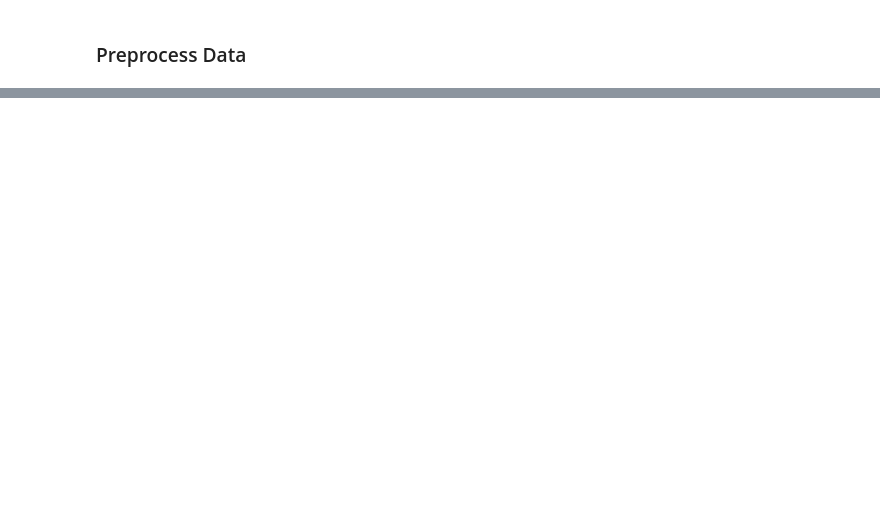
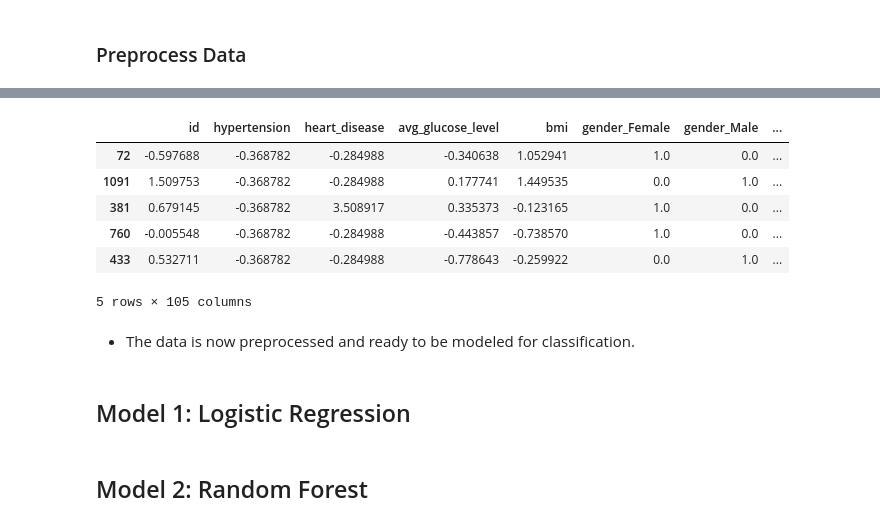
Before and after one commit to krisbarbier/Machine-Learning-101, a Jupyter notebook: Machine Learning 101 - Classification.ipynb, the cells around one changed output, grey strips where cells are left out. Cells and saved outputs as stored; diff of their text form; code cells hidden in the pictures; blank space fills up the shorter version.

Commit message:
Updated classification notebook

```diff
--- a/Machine Learning 101 - Classification.ipynb
+++ b/Machine Learning 101 - Classification.ipynb
@@ -96,0 +120,34 @@ memory usage: 106.7+ KB
+# %%
+##Create numeric pipeline
+#Define numeric columns
+num_cols = X_train.select_dtypes('number').columns
+
+#Instantiate transformers
+impute_mean = SimpleImputer(strategy='mean')
+scaler = StandardScaler()
+
+#Set numeric pipeline
+num_pipe = make_pipeline(impute_mean, scaler)
+
+#Create tuple for column transformer
+num_tuple = ("Numeric", num_pipe, num_cols)
+# %%
+##Create categorical pipeline
+#Define categorical columns
+cat_cols = X_train.select_dtypes('object').columns
+
+#Instantiate transformers
+impute_missing = SimpleImputer(strategy='constant', fill_value='Missing')
+cat_encode = OneHotEncoder(sparse_output=False, handle_unknown='ignore')
+
+#Set categorical pipeline
+cat_pipe = make_pipeline(impute_missing, cat_encode)
+
+#Create tuple for column transformer
+cat_tuple = ("Categorical", cat_pipe, cat_cols)
+# %%
+#Finalize preprocessing object
+preprocessor = ColumnTransformer([num_tuple, cat_tuple], verbose_feature_names_out=False)
+# %%
+#Fit preprocessor on training data
+preprocessor.fit(X_train)
@@ -96,0 +172,21 @@ memory usage: 106.7+ KB
+# %%
+#Transform training and testing data
+X_train_tf = preprocessor.transform(X_train)
+X_test_tf = preprocessor.transform(X_test)
+
+#View preprocessed training data
+X_train_tf.head()
+# %% [output]
+|  | id | hypertension | heart_disease | avg_glucose_level | bmi | gender_Female | gender_Male | ... |
+| 72 | -0.597688 | -0.368782 | -0.284988 | -0.340638 | 1.052941 | 1.0 | 0.0 | ... |
+| 1091 | 1.509753 | -0.368782 | -0.284988 | 0.177741 | 1.449535 | 0.0 | 1.0 | ... |
+| 381 | 0.679145 | -0.368782 | 3.508917 | 0.335373 | -0.123165 | 1.0 | 0.0 | ... |
+| 760 | -0.005548 | -0.368782 | -0.284988 | -0.443857 | -0.738570 | 1.0 | 0.0 | ... |
+| 433 | 0.532711 | -0.368782 | -0.284988 | -0.778643 | -0.259922 | 0.0 | 1.0 | ... |
+5 rows × 105 columns
+# %% [markdown]
+- The data is now preprocessed and ready to be modeled for classification.
+# %% [markdown]
+## Model 1: Logistic Regression
+# %% [markdown]
+## Model 2: Random Forest
```
Also changed, not shown: parts of 7 cells of this notebook.
